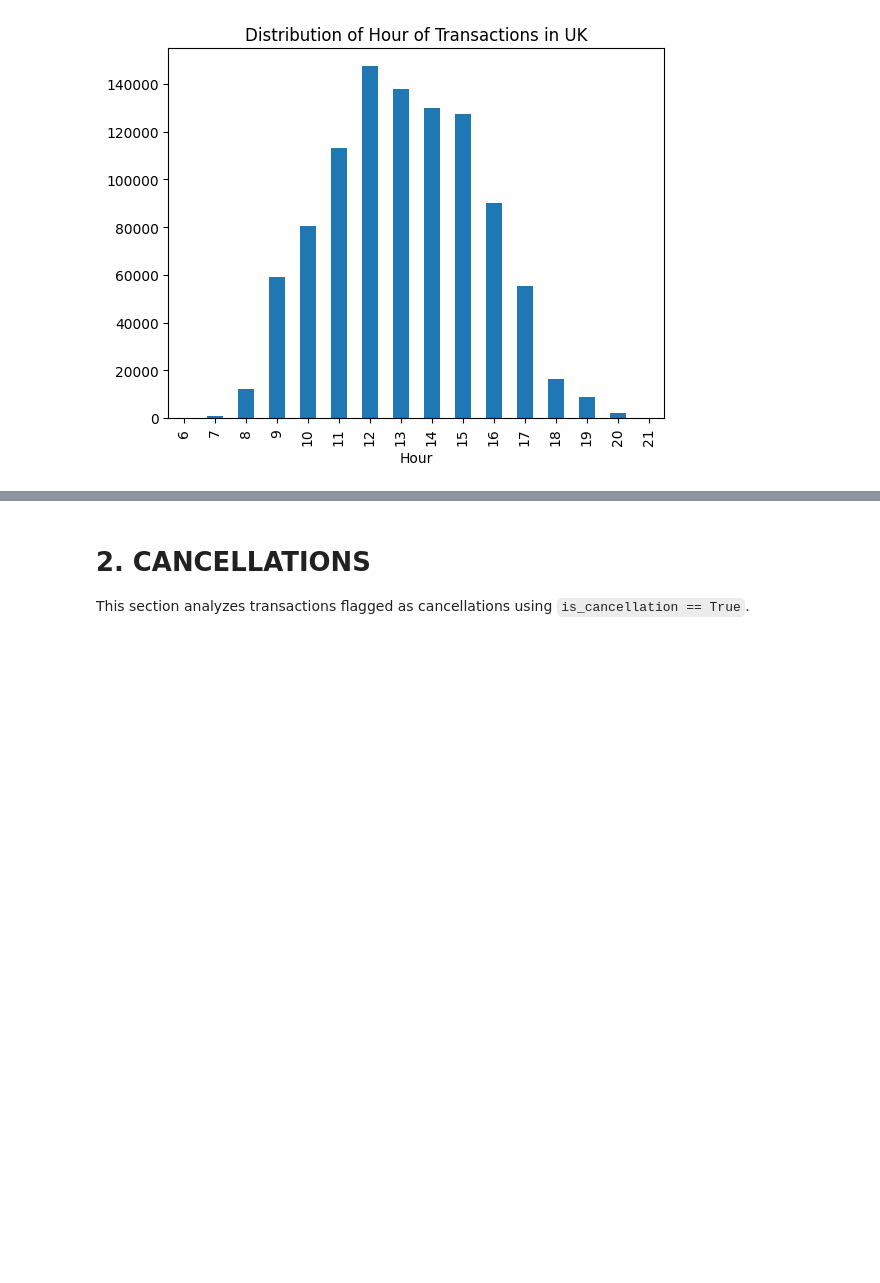
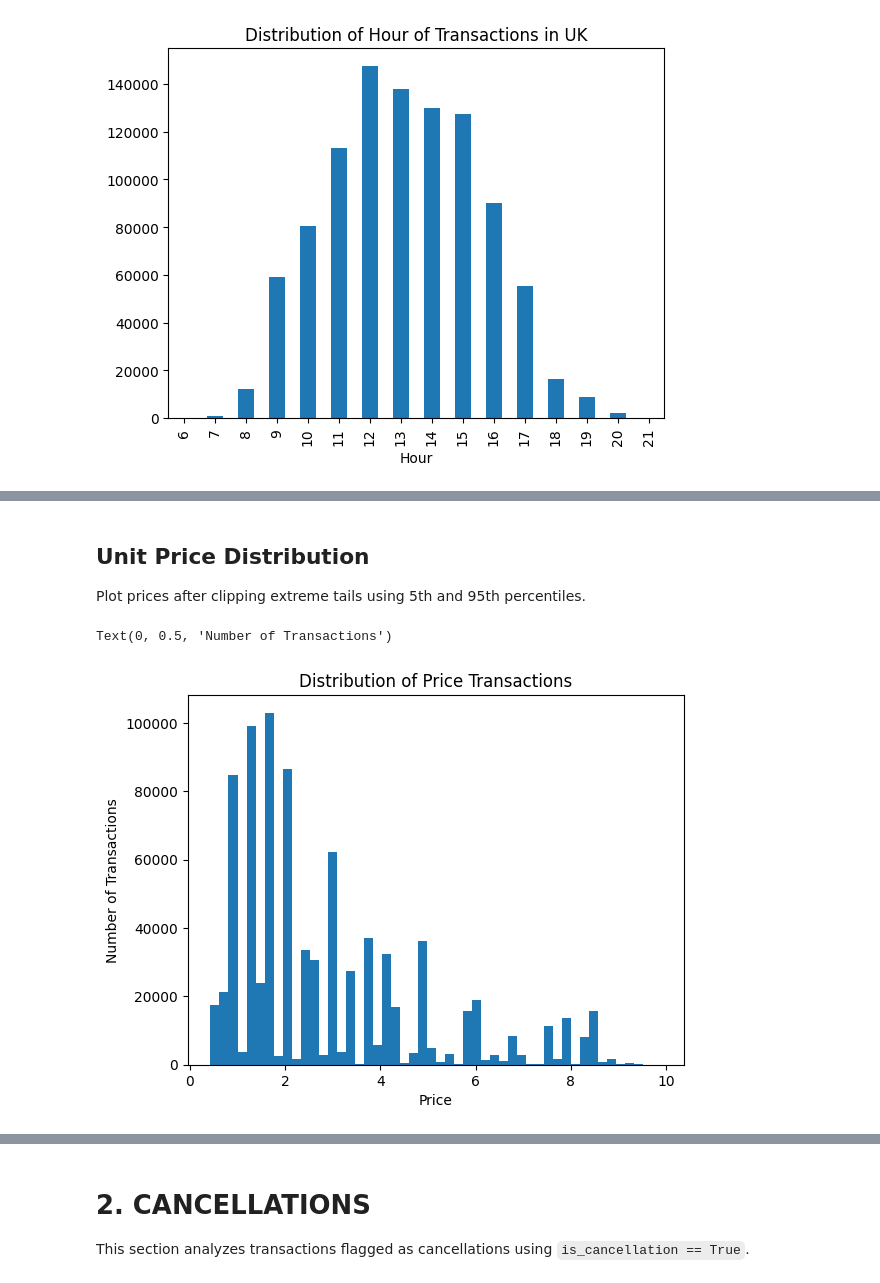
Before and after one commit to smnsht/unusual-customer-purchasing, a Jupyter notebook: notebooks/01_EDA.ipynb, the cells around one changed output, grey strips where cells are left out. Cells and saved outputs as stored; diff of their text form; code cells hidden in the pictures; blank space fills up the shorter version.

```diff
--- a/notebooks/01_EDA.ipynb
+++ b/notebooks/01_EDA.ipynb
@@ -166,0 +206,17 @@ df["Hour"].value_counts().sort_index().plot(
+# %% [markdown]
+## Unit Price Distribution
+Plot prices after clipping extreme tails using 5th and 95th percentiles.
+# %%
+q_low = df["Price"].quantile(0.05)
+q_high = df["Price"].quantile(0.95)
+plot_df = df[(df["Price"] > q_low) & (df["Price"] < q_high)]
+
+ax = plot_df["Price"].plot(
+    kind="hist", bins=50, title="Distribution of Price Transactions"
+)
+
+ax.set_xlabel("Price")
+ax.set_ylabel("Number of Transactions")
+# %% [output]
+Text(0, 0.5, 'Number of Transactions')
+[figure, added]
```
Also changed, not shown: parts of 23 cells of this notebook, 1 other file.
